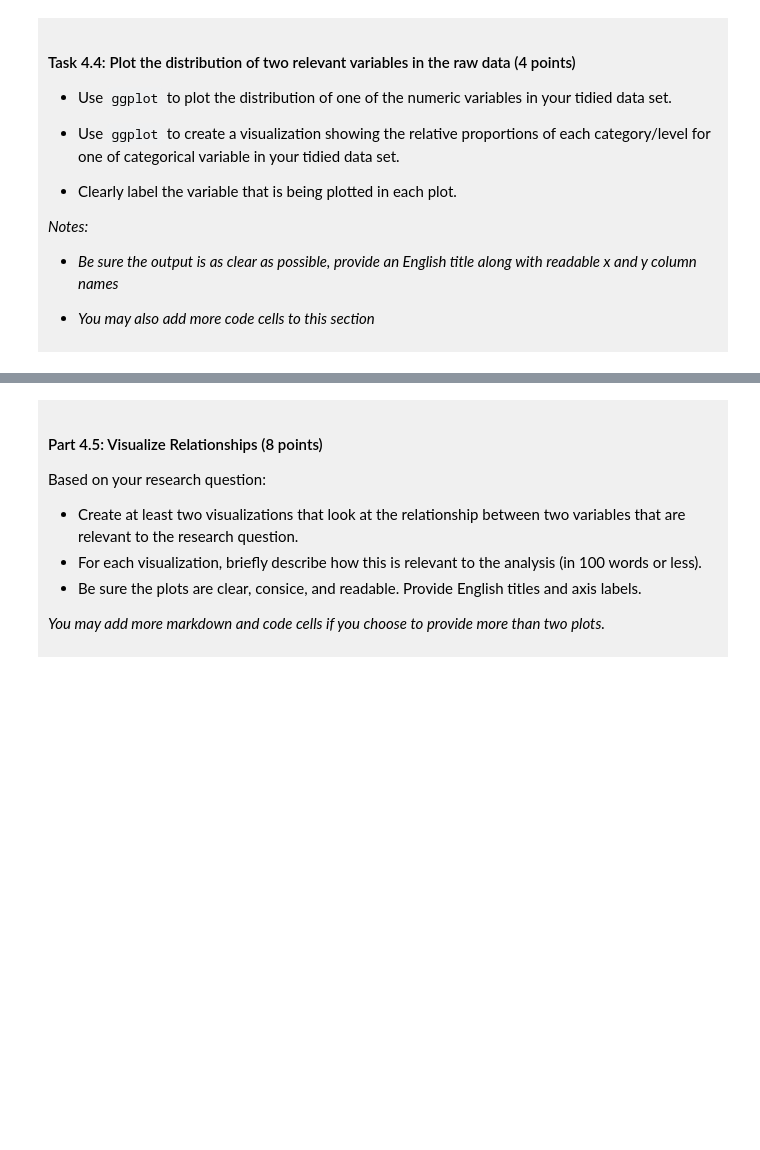
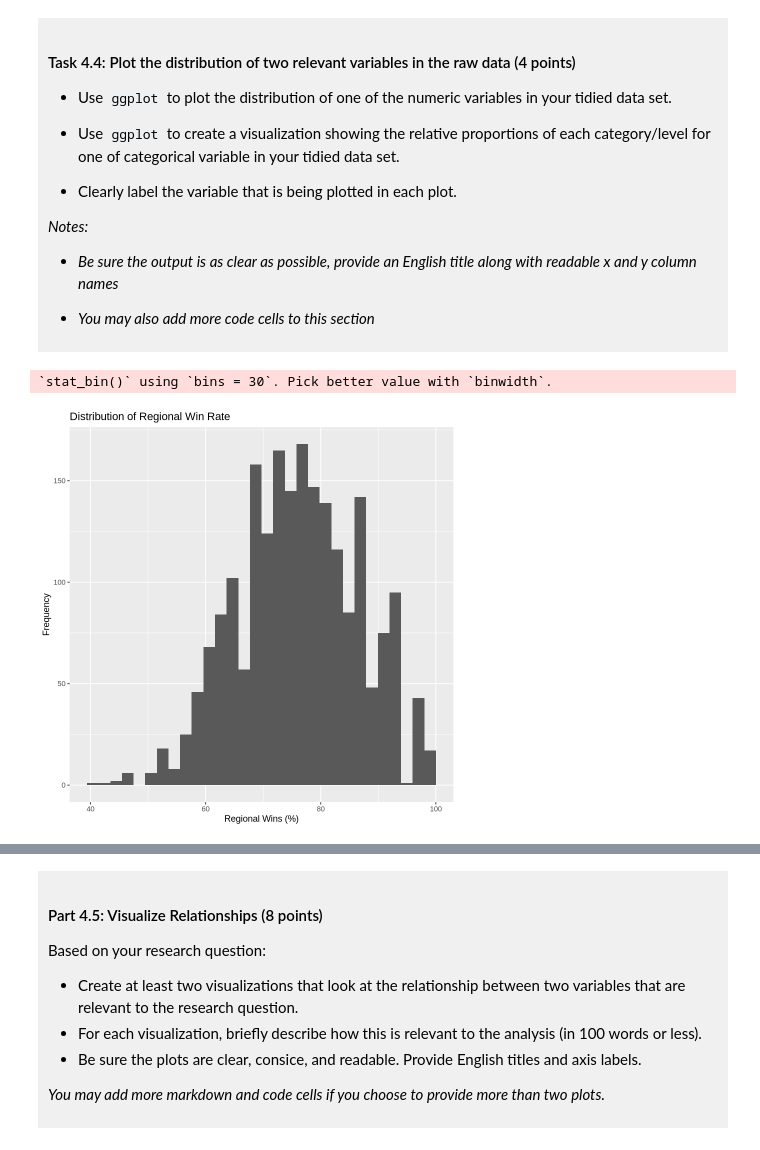
Before and after one commit to mandy-maa/dsci-100-project-mandy-ma, a Jupyter notebook: dsci-100-project-notebook.ipynb, the cells around one changed output, grey strips where cells are left out. Drawn from its saved outputs; the diff is of its cells as text; code cells hidden in the pictures; blank space fills up the shorter version.

Commit message:
Finished Task 4.4
Created one bar chart, one histogram, and fixed minor errors

```diff
--- a/dsci-100-project-notebook.ipynb
+++ b/dsci-100-project-notebook.ipynb
@@ -329,5 +329,13 @@ A tibble: 8 × 2
 
 </div>
 # %%
-### EDIT THIS CODE CELL FOR PLOT 1 ###
+rwp_hist_plot <- data_tidy |>
+    ggplot(aes(x = reg_wins_pct)) +
+    geom_histogram() +
+    labs(x = "Regional Wins (%)", y = "Frequency", title = "Distribution of Regional Win Rate")
+
+rwp_hist_plot
+# %% [output]
+`stat_bin()` using `bins = 30`. Pick better value with `binwidth`.
+[figure, added]
 # %%
```
Also changed, not shown: parts of 2 cells of this notebook.
